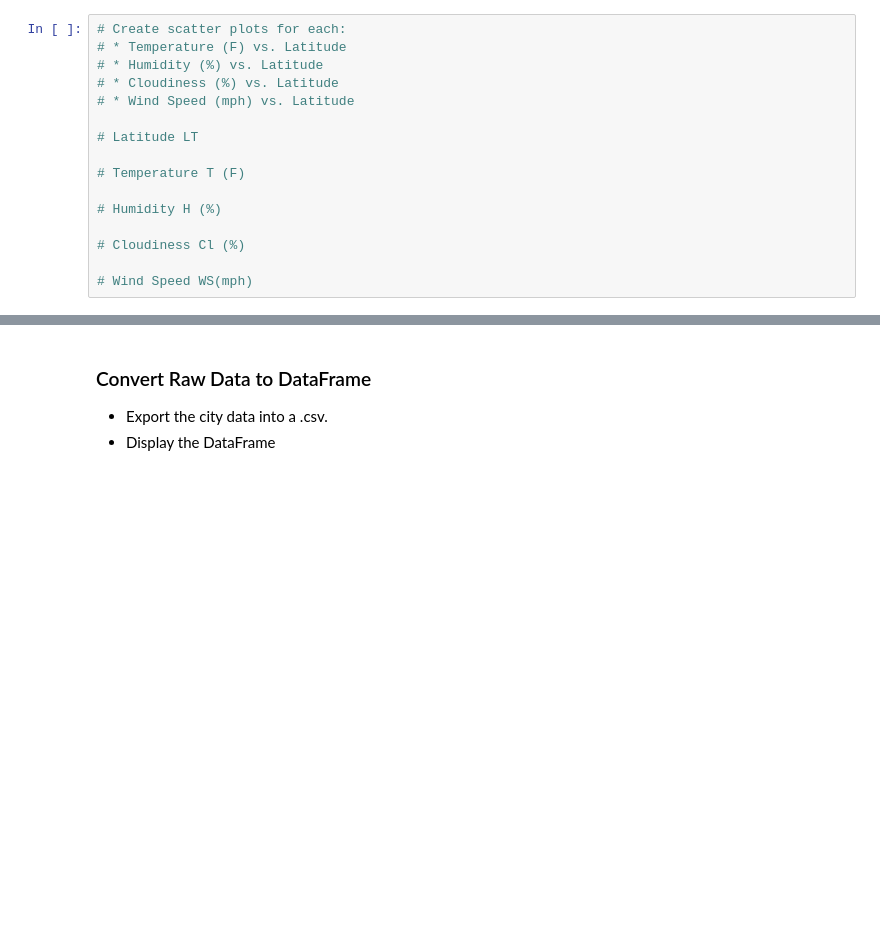
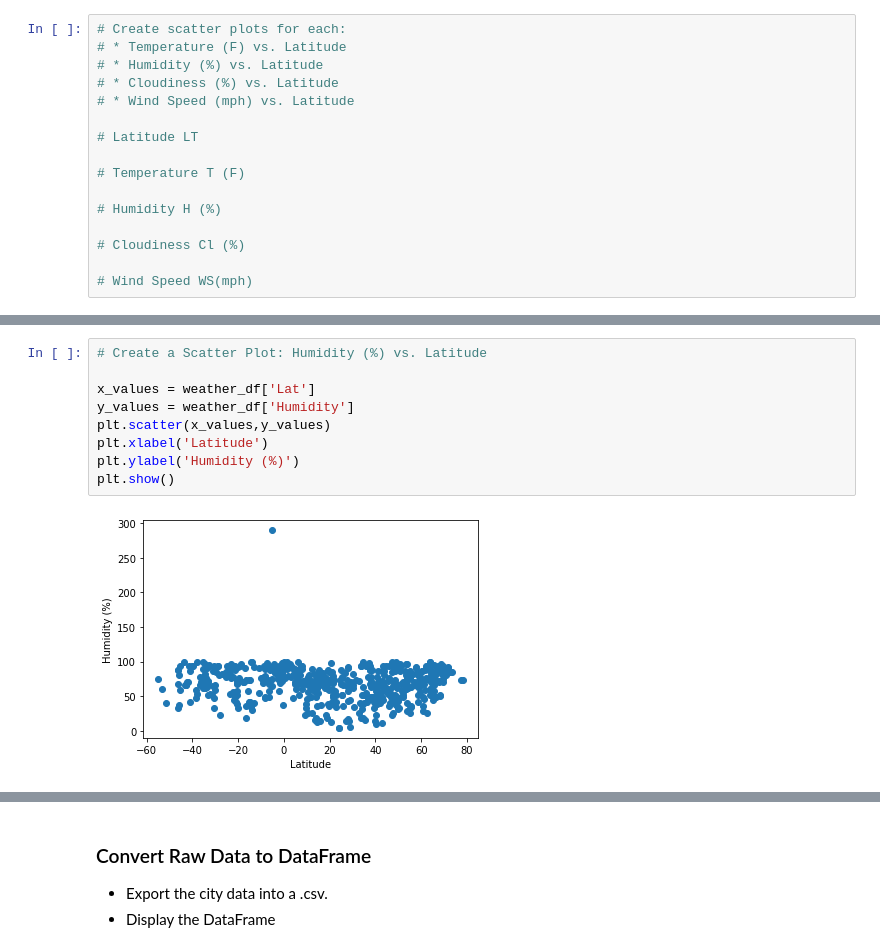
Before and after one commit to iliveonit/python-api-challenge, a Jupyter notebook: WeatherPy/WeatherPy.ipynb, the cells around one changed output, grey strips where cells are left out. Cells and saved outputs as stored; diff of their text form; blank space fills up the shorter version.

```diff
--- a/WeatherPy/WeatherPy.ipynb
+++ b/WeatherPy/WeatherPy.ipynb
@@ -160,0 +151,11 @@ plt.show()
+# %%
+# Create a Scatter Plot: Humidity (%) vs. Latitude
+
+x_values = weather_df['Lat']
+y_values = weather_df['Humidity']
+plt.scatter(x_values,y_values)
+plt.xlabel('Latitude')
+plt.ylabel('Humidity (%)')
+plt.show()
+# %% [output]
+[figure, added]
```
Also changed, not shown: parts of 16 cells of this notebook, 7 other files.
